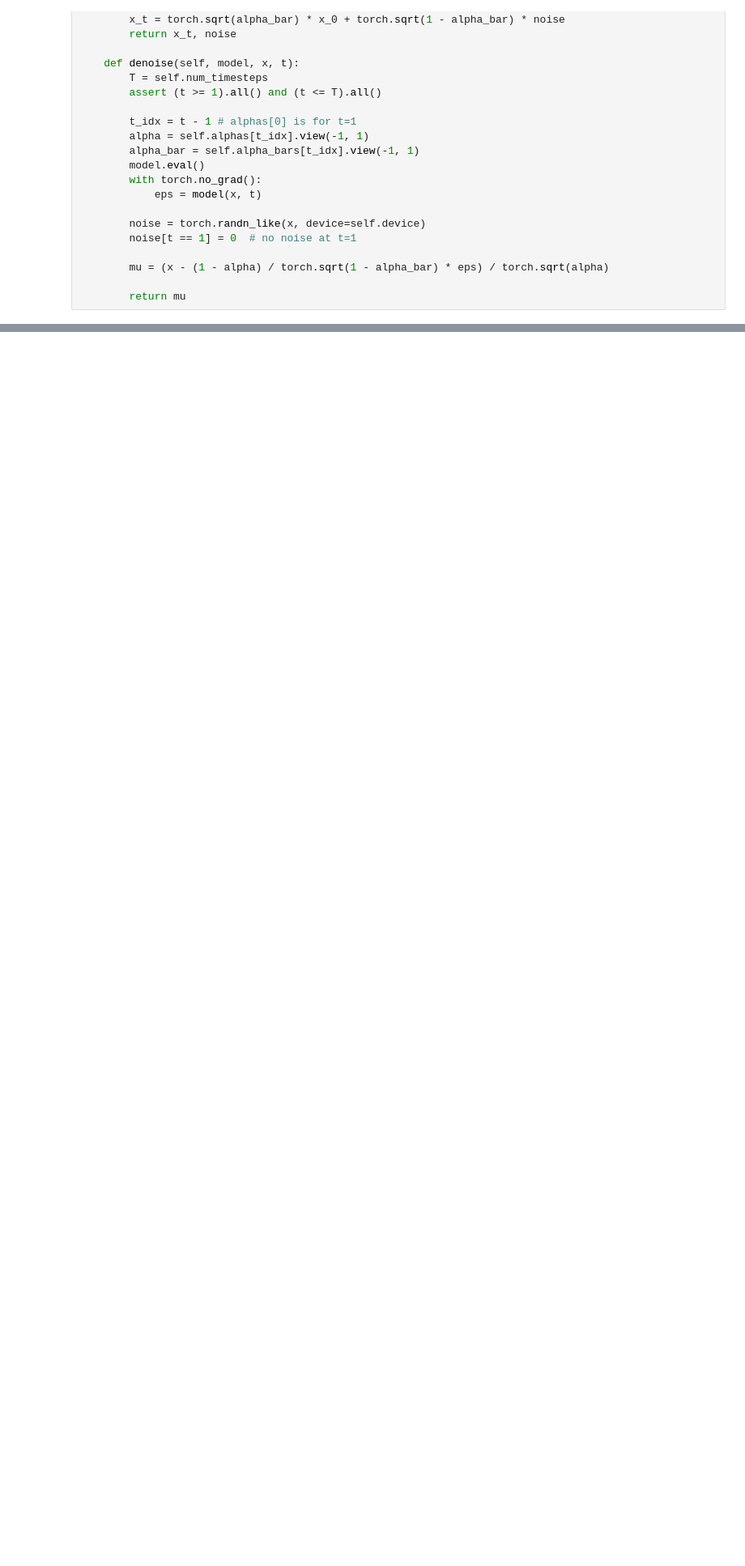
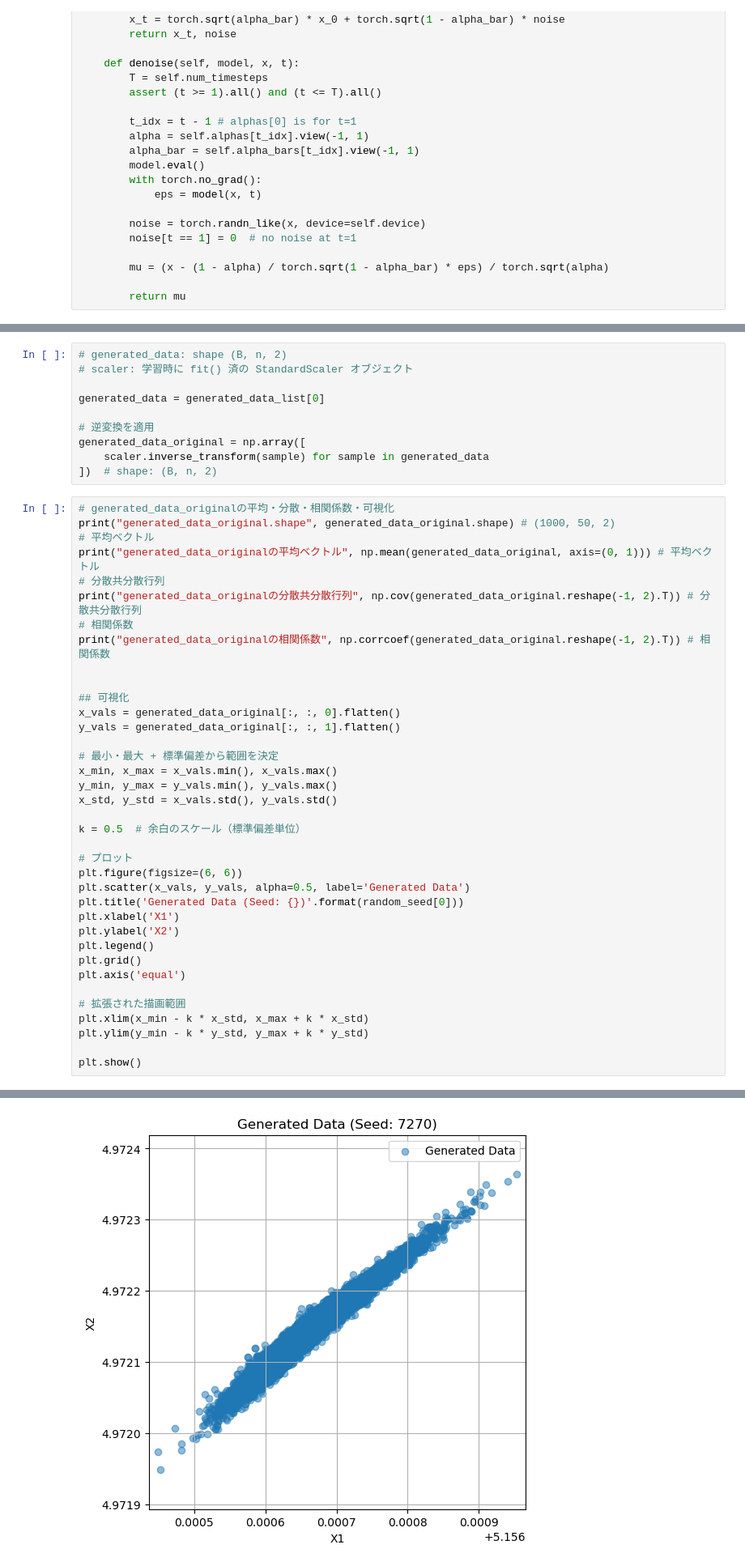
Before and after one commit to shimajoe/deep-learning-from-scratch-5, a Jupyter notebook: master_research/two-dim-data/two-dim-gauss/mean-vec-pred/sample/two_dim_gauss_mean_vec_dm.ipynb, the cells around one changed output, grey strips where cells are left out. Shown: that part at 81% size. Cells and saved outputs as stored; diff of their text form; blank space fills up the shorter version.

```diff
--- a/master_research/two-dim-data/two-dim-gauss/mean-vec-pred/sample/two_dim_gauss_mean_vec_dm.ipynb
+++ b/master_research/two-dim-data/two-dim-gauss/mean-vec-pred/sample/two_dim_gauss_mean_vec_dm.ipynb
@@ -278,0 +304,48 @@ generated_data.shape (1000, 500, 2)
+# %%
+# generated_data: shape (B, n, 2)
+# scaler: 学習時に fit() 済の StandardScaler オブジェクト
+
+generated_data = generated_data_list[0]
+
+# 逆変換を適用
+generated_data_original = np.array([
+    scaler.inverse_transform(sample) for sample in generated_data
+])  # shape: (B, n, 2)
+# %%
+# generated_data_originalの平均・分散・相関係数・可視化
+print("generated_data_original.shape", generated_data_original.shape) # (1000, 50, 2)
+# 平均ベクトル
+print("generated_data_originalの平均ベクトル", np.mean(generated_data_original, axis=(0, 1))) # 平均ベクトル
+# 分散共分散行列
+print("generated_data_originalの分散共分散行列", np.cov(generated_data_original.reshape(-1, 2).T)) # 分散共分散行列
+# 相関係数
+print("generated_data_originalの相関係数", np.corrcoef(generated_data_original.reshape(-1, 2).T)) # 相関係数
+
+
+## 可視化
+x_vals = generated_data_original[:, :, 0].flatten()
+y_vals = generated_data_original[:, :, 1].flatten()
+
+# 最小・最大 + 標準偏差から範囲を決定
+x_min, x_max = x_vals.min(), x_vals.max()
+y_min, y_max = y_vals.min(), y_vals.max()
+x_std, y_std = x_vals.std(), y_vals.std()
+
+k = 0.5  # 余白のスケール（標準偏差単位）
+
+# プロット
+plt.figure(figsize=(6, 6))
+plt.scatter(x_vals, y_vals, alpha=0.5, label='Generated Data')
+plt.title('Generated Data (Seed: {})'.format(random_seed[0]))
+plt.xlabel('X1')
+plt.ylabel('X2')
+plt.legend()
+plt.grid()
+plt.axis('equal')
+
+# 拡張された描画範囲
+plt.xlim(x_min - k * x_std, x_max + k * x_std)
+plt.ylim(y_min - k * y_std, y_max + k * y_std)
+
+plt.show()
+# %% [output]
@@ -278,0 +359 @@ generated_data.shape (1000, 500, 2)
+[figure, added]
```
Also changed, not shown: parts of 8 cells of this notebook.
